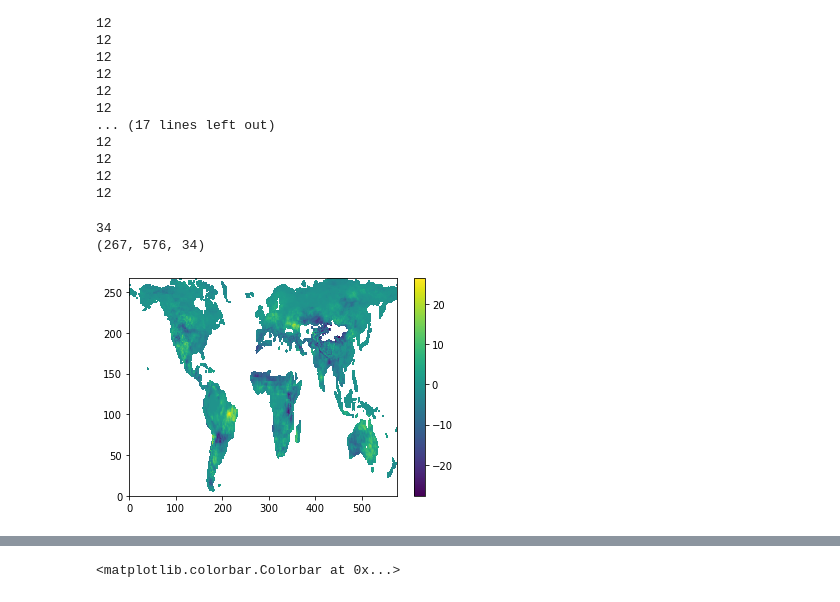
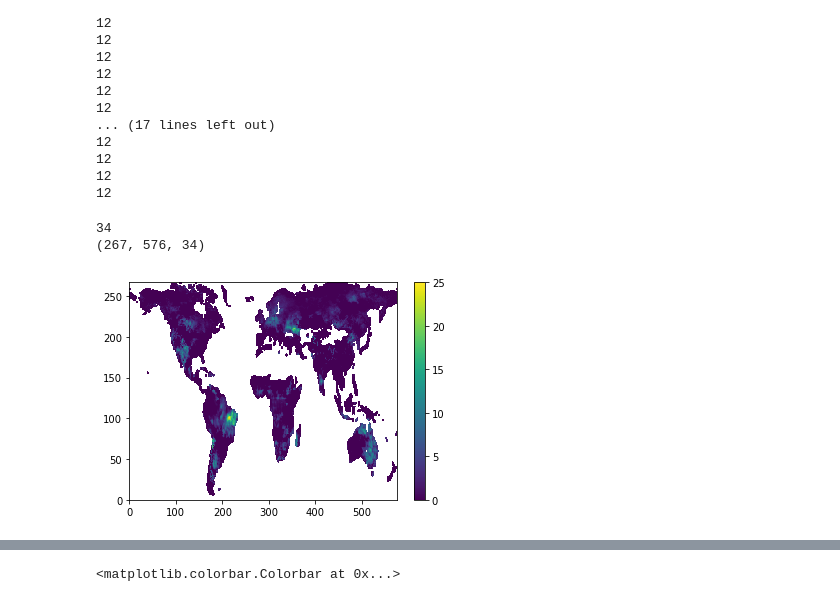
Before and after one commit to patrick-naylor/Global-FWI-ONI-Relationship, a Jupyter notebook: Get_Data.ipynb, the cells around one changed output, grey strips where cells are left out. Drawn from its saved outputs; the diff is of its cells as text; code cells hidden in the pictures.

```diff
--- a/Get_Data.ipynb
+++ b/Get_Data.ipynb
@@ -141,13 +141,13 @@ for year in years:
 12
 # %%
 print(len(monthly_list))
-plt.pcolormesh(monthly_list[-1]-monthly_list[0])
+plt.pcolormesh(monthly_list[-1]-monthly_list[0], vmin = 0, vmax = 25)
 plt.colorbar()
 year_from_start = np.array(list(range(34)))
 
 yearly_array = np.dstack(monthly_list)
 print(np.shape(yearly_array))
 # %% [output]
 34
 (267, 576, 34)
-[figure, old version]
+[figure, new version]
```
Also changed, not shown: parts of 7 cells of this notebook, 1 other file.
